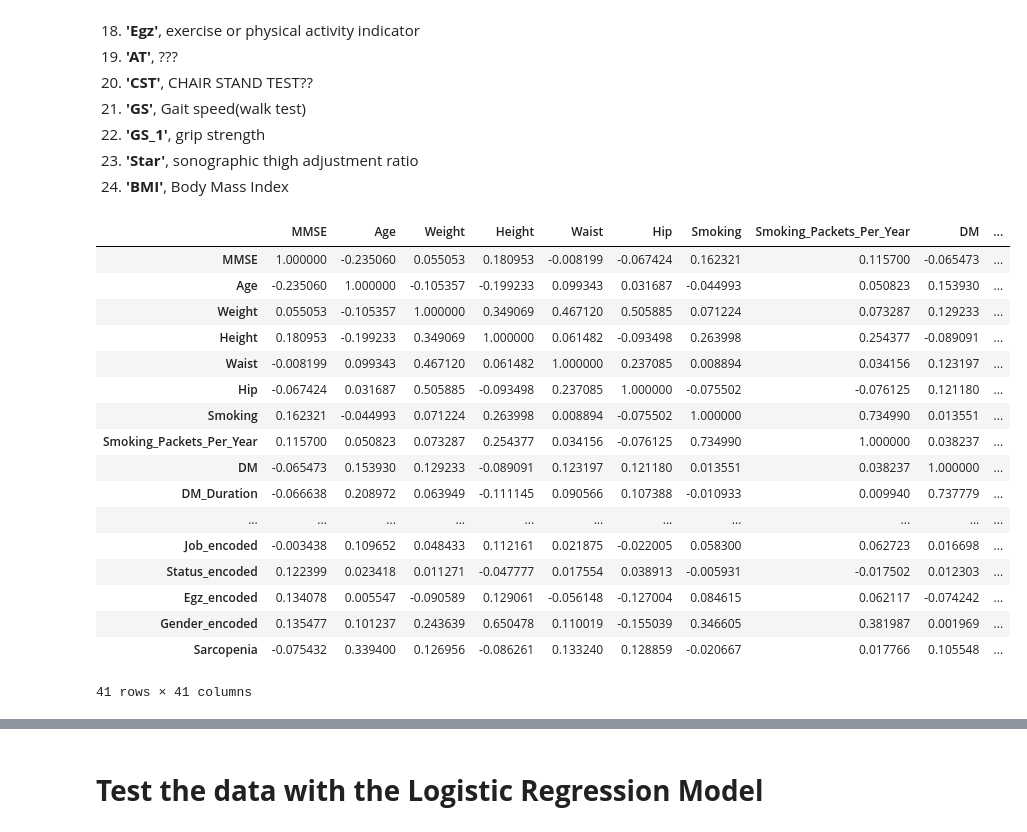
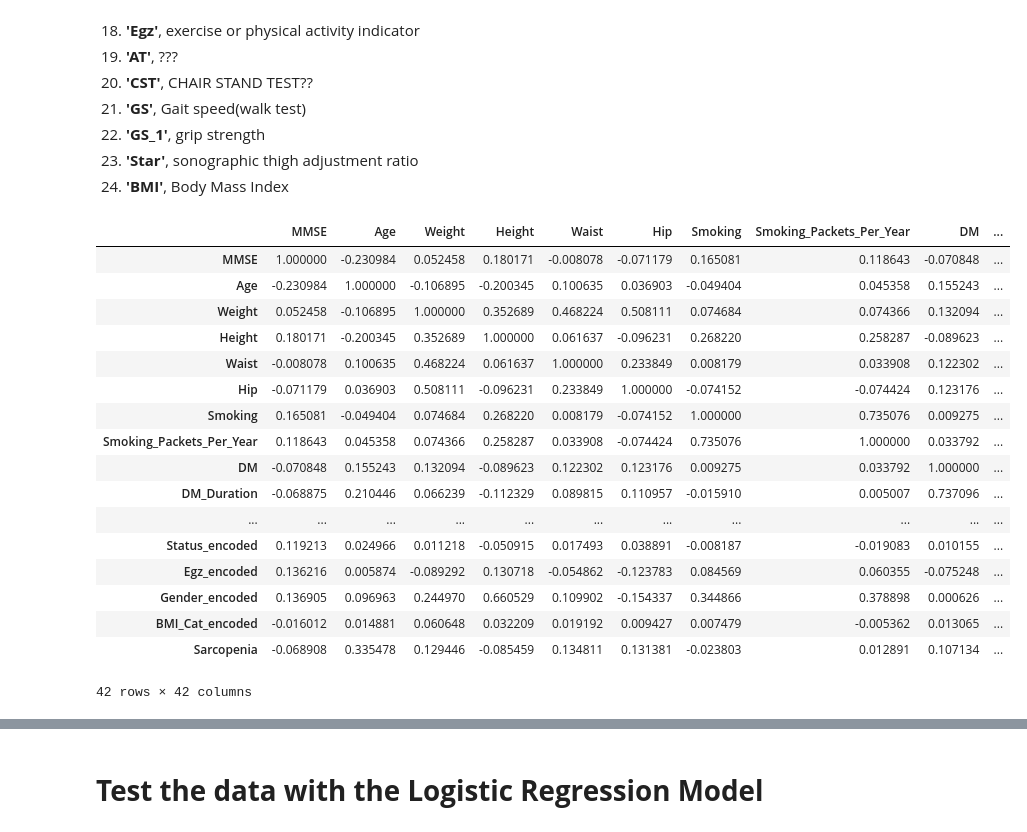
Before and after one commit to akutayaydin/Medical-Sarcopenia-Model, a Jupyter notebook: Sarcopenia_Model_final.ipynb, the cells around one changed output, grey strips where cells are left out. Saved outputs shown, nothing was run; the diff lists cells and outputs as text; code cells hidden in the pictures.

```diff
--- a/Sarcopenia_Model_final.ipynb
+++ b/Sarcopenia_Model_final.ipynb
@@ -115,0 +133,12 @@ df.describe().T
+# %%
+df ['Height_Meter_Square'] = (df ['Height'] / 100) ** 2
+df ['Height_Meter_Square'] = df ['Height_Meter_Square'].round(2)
+df ['BMI_Calc'] = df ['Weight'] / df ['Height_Meter_Square']
+
+df = df.drop(columns = 'Height_Meter_Square')
+df = df.round(2)
+
+df ['BMI_Diff'] = df ['BMI'] - df ['BMI_Calc']
+df ['BMI_Diff'] = df ['BMI_Diff'].abs()
+
+df = df [df ['BMI_Diff'] < 0.5]
@@ -115,0 +151,8 @@ df.describe().T
+# %%
+df['BMI_Cat'] = ''
+# %%
+df.loc [df['BMI'] < 18.5, 'BMI_Cat'] = 'Underweight'
+df.loc[(df['BMI']>= 18.5) & (df['BMI']<= 24.99),'BMI_Cat'] = 'Normalweight'
+df.loc[(df['BMI']>= 25) & (df['BMI']<= 29.99),'BMI_Cat'] = 'Overweight'
+df.loc[(df['BMI']>= 30) & (df['BMI']<= 39.99),'BMI_Cat'] = 'Obesity'
+df.loc[df['BMI']>= 40,'BMI_Cat' ] = 'MorbidObesity'
@@ -129,7 +203,7 @@ from sklearn.preprocessing import LabelEncoder
 label_encoder = LabelEncoder()
 
 columns_to_encode = ['Alcohol', 'DM_Drug', 'Statin', 'OP', 'OTHERS', 'Type_HT', 'HT_Drugs',
-       'Education', 'Job', 'Status', 'Egz', 'Gender']
+       'Education', 'Job', 'Status', 'Egz', 'Gender','BMI_Cat']
 
 for col in columns_to_encode:
   df[col + '_encoded'] = label_encoder.fit_transform(df[col])
@@ -180,41 +238,41 @@ df
 # %%
 # Correlation Matrix
 # Look for correlation between numerical and encoded parameters
 
 num_columns = [
     'MMSE', 'Age', 'Weight', 'Height', 'Waist', 'Hip', 'Smoking', 'Smoking_Packets_Per_Year',
     'DM', 'DM_Duration', 'Insulin', 'Dyslipidemia', 'Dyslipidemia_Duration', 'KAH',
     'KAH_Duration', 'Hipotiroidi', 'ASTIM', 'KOAH', 'HT', 'HT_Duration', 'N_HT',
     '1HT_Duration', 'AT', 'CST', 'GS', 'GS_1', 'Star', 'BMI',
     'Alcohol_encoded', 'DM_Drug_encoded', 'Statin_encoded', 'OP_encoded', 'OTHERS_encoded', 'Type_HT_encoded', 'HT_Drugs_encoded',
-    'Education_encoded', 'Job_encoded', 'Status_encoded', 'Egz_encoded', 'Gender_encoded','Sarcopenia']
+    'Education_encoded', 'Job_encoded', 'Status_encoded', 'Egz_encoded', 'Gender_encoded','BMI_Cat_encoded','Sarcopenia']
 
 num_df = pd.DataFrame()
 
 for col in num_columns:
   num_df[col] = df[col]
 
 corr = num_df.corr()
 corr
 # %% [output]
 |  | MMSE | Age | Weight | Height | Waist | Hip | Smoking | Smoking_Packets_Per_Year | DM | ... |
-| MMSE | 1.000000 | -0.235060 | 0.055053 | 0.180953 | -0.008199 | -0.067424 | 0.162321 | 0.115700 | -0.065473 | ... |
-| Age | -0.235060 | 1.000000 | -0.105357 | -0.199233 | 0.099343 | 0.031687 | -0.044993 | 0.050823 | 0.153930 | ... |
-| Weight | 0.055053 | -0.105357 | 1.000000 | 0.349069 | 0.467120 | 0.505885 | 0.071224 | 0.073287 | 0.129233 | ... |
-| Height | 0.180953 | -0.199233 | 0.349069 | 1.000000 | 0.061482 | -0.093498 | 0.263998 | 0.254377 | -0.089091 | ... |
-| Waist | -0.008199 | 0.099343 | 0.467120 | 0.061482 | 1.000000 | 0.237085 | 0.008894 | 0.034156 | 0.123197 | ... |
-| Hip | -0.067424 | 0.031687 | 0.505885 | -0.093498 | 0.237085 | 1.000000 | -0.075502 | -0.076125 | 0.121180 | ... |
-| Smoking | 0.162321 | -0.044993 | 0.071224 | 0.263998 | 0.008894 | -0.075502 | 1.000000 | 0.734990 | 0.013551 | ... |
-| Smoking_Packets_Per_Year | 0.115700 | 0.050823 | 0.073287 | 0.254377 | 0.034156 | -0.076125 | 0.734990 | 1.000000 | 0.038237 | ... |
-| DM | -0.065473 | 0.153930 | 0.129233 | -0.089091 | 0.123197 | 0.121180 | 0.013551 | 0.038237 | 1.000000 | ... |
-| DM_Duration | -0.066638 | 0.208972 | 0.063949 | -0.111145 | 0.090566 | 0.107388 | -0.010933 | 0.009940 | 0.737779 | ... |
+| MMSE | 1.000000 | -0.230984 | 0.052458 | 0.180171 | -0.008078 | -0.071179 | 0.165081 | 0.118643 | -0.070848 | ... |
+| Age | -0.230984 | 1.000000 | -0.106895 | -0.200345 | 0.100635 | 0.036903 | -0.049404 | 0.045358 | 0.155243 | ... |
+| Weight | 0.052458 | -0.106895 | 1.000000 | 0.352689 | 0.468224 | 0.508111 | 0.074684 | 0.074366 | 0.132094 | ... |
+| Height | 0.180171 | -0.200345 | 0.352689 | 1.000000 | 0.061637 | -0.096231 | 0.268220 | 0.258287 | -0.089623 | ... |
+| Waist | -0.008078 | 0.100635 | 0.468224 | 0.061637 | 1.000000 | 0.233849 | 0.008179 | 0.033908 | 0.122302 | ... |
+| Hip | -0.071179 | 0.036903 | 0.508111 | -0.096231 | 0.233849 | 1.000000 | -0.074152 | -0.074424 | 0.123176 | ... |
+| Smoking | 0.165081 | -0.049404 | 0.074684 | 0.268220 | 0.008179 | -0.074152 | 1.000000 | 0.735076 | 0.009275 | ... |
+| Smoking_Packets_Per_Year | 0.118643 | 0.045358 | 0.074366 | 0.258287 | 0.033908 | -0.074424 | 0.735076 | 1.000000 | 0.033792 | ... |
+| DM | -0.070848 | 0.155243 | 0.132094 | -0.089623 | 0.122302 | 0.123176 | 0.009275 | 0.033792 | 1.000000 | ... |
+| DM_Duration | -0.068875 | 0.210446 | 0.066239 | -0.112329 | 0.089815 | 0.110957 | -0.015910 | 0.005007 | 0.737096 | ... |
 | ... | ... | ... | ... | ... | ... | ... | ... | ... | ... | ... |
-| Job_encoded | -0.003438 | 0.109652 | 0.048433 | 0.112161 | 0.021875 | -0.022005 | 0.058300 | 0.062723 | 0.016698 | ... |
-| Status_encoded | 0.122399 | 0.023418 | 0.011271 | -0.047777 | 0.017554 | 0.038913 | -0.005931 | -0.017502 | 0.012303 | ... |
-| Egz_encoded | 0.134078 | 0.005547 | -0.090589 | 0.129061 | -0.056148 | -0.127004 | 0.084615 | 0.062117 | -0.074242 | ... |
-| Gender_encoded | 0.135477 | 0.101237 | 0.243639 | 0.650478 | 0.110019 | -0.155039 | 0.346605 | 0.381987 | 0.001969 | ... |
-| Sarcopenia | -0.075432 | 0.339400 | 0.126956 | -0.086261 | 0.133240 | 0.128859 | -0.020667 | 0.017766 | 0.105548 | ... |
+| Status_encoded | 0.119213 | 0.024966 | 0.011218 | -0.050915 | 0.017493 | 0.038891 | -0.008187 | -0.019083 | 0.010155 | ... |
+| Egz_encoded | 0.136216 | 0.005874 | -0.089292 | 0.130718 | -0.054862 | -0.123783 | 0.084569 | 0.060355 | -0.075248 | ... |
+| Gender_encoded | 0.136905 | 0.096963 | 0.244970 | 0.660529 | 0.109902 | -0.154337 | 0.344866 | 0.378898 | 0.000626 | ... |
+| BMI_Cat_encoded | -0.016012 | 0.014881 | 0.060648 | 0.032209 | 0.019192 | 0.009427 | 0.007479 | -0.005362 | 0.013065 | ... |
+| Sarcopenia | -0.068908 | 0.335478 | 0.129446 | -0.085459 | 0.134811 | 0.131381 | -0.023803 | 0.012891 | 0.107134 | ... |
-41 rows × 41 columns
+42 rows × 42 columns
 # %%
 #range(corr.shape[1])
 # %%
```
Also changed, not shown: parts of 49 cells of this notebook.
